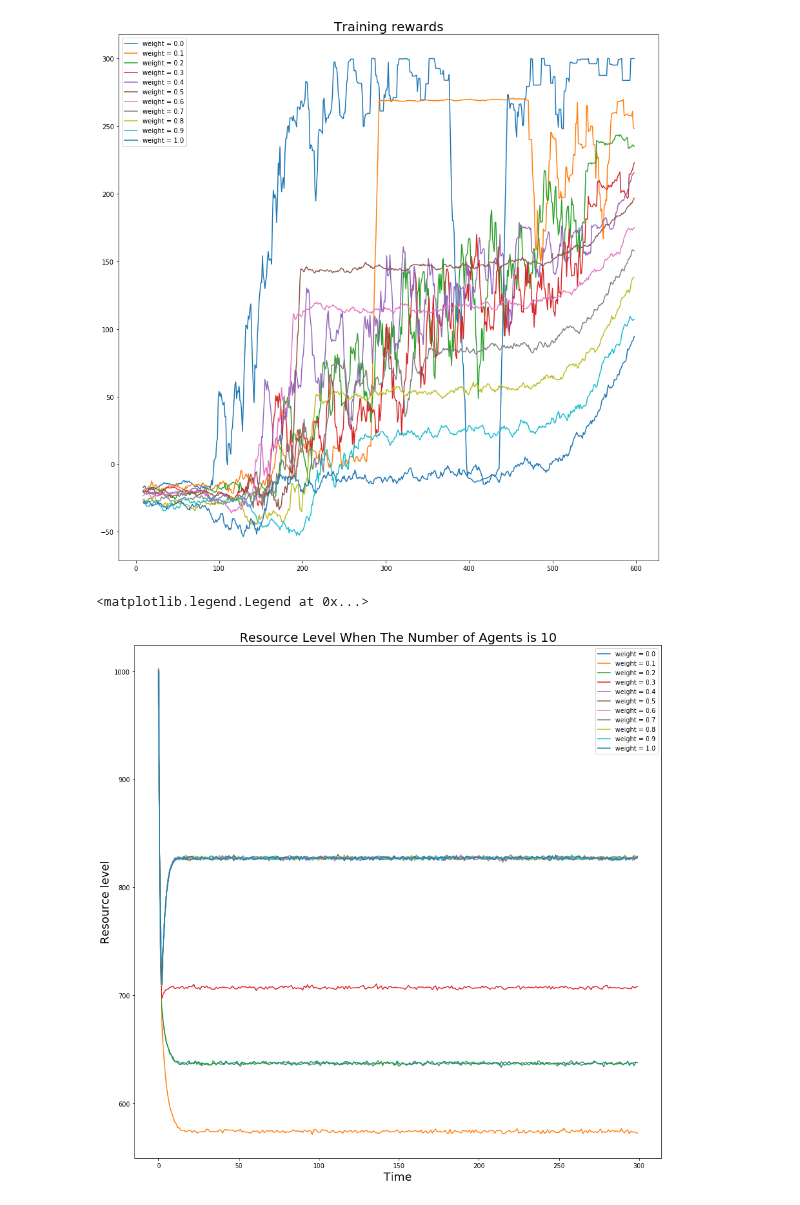
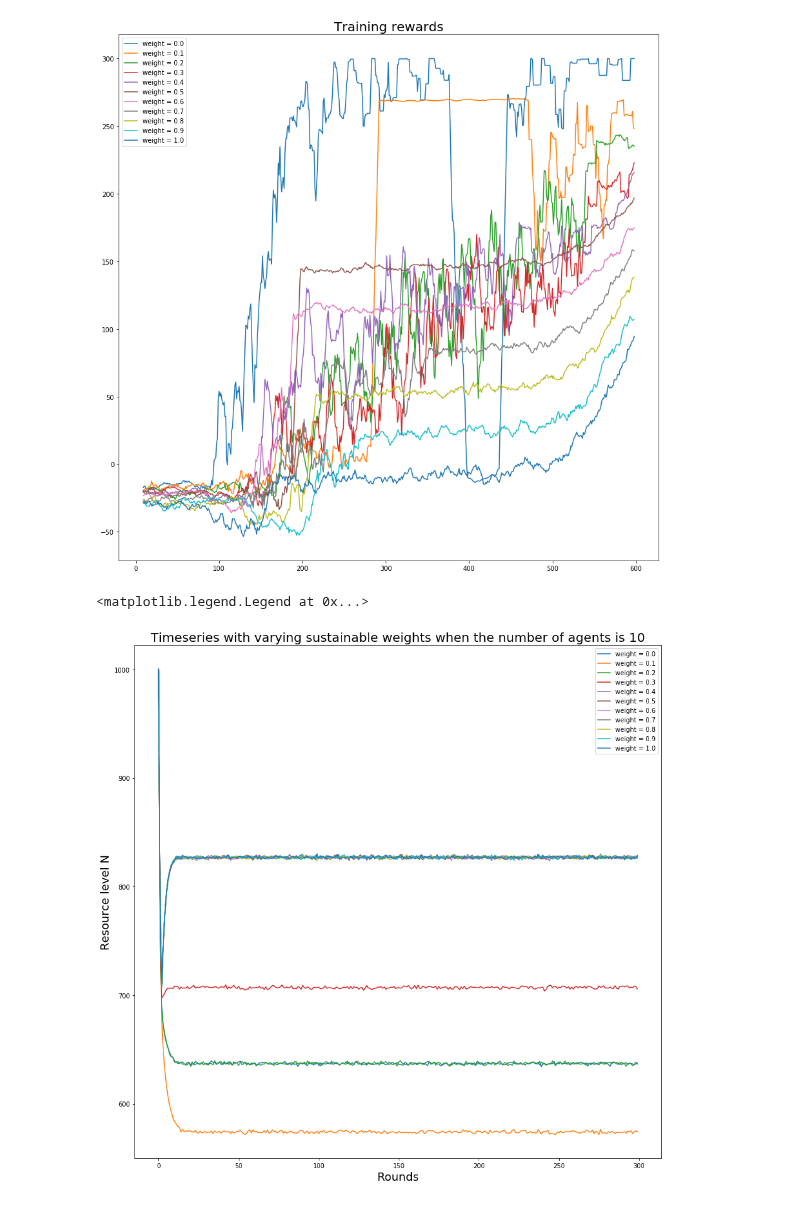
Before and after one commit to zhouker94/Multi-Agent-DRL, a Jupyter notebook: analysis.ipynb, the cells around one changed output. Drawn from its saved outputs; the diff is of its cells as text; code cells hidden in the pictures.

```diff
--- a/analysis.ipynb
+++ b/analysis.ipynb
@@ -35,26 +49,26 @@ plt.legend(legends)
 # %%
 log_dir = "log/agent_model/"
 model_list = sorted(os.listdir(log_dir))
 fig = plt.figure(num=None, figsize=(15, 15))
 
 legends = []
 for dir_name in model_list:
     if dir_name.split('_')[2] == '10':
         file_name = log_dir + dir_name + '/' + 'test_resource_level.txt'
         df = pd.read_csv(file_name, header=None)
         noise = np.random.normal(0, 1, df.shape)
         df += noise
         df.columns = ["r"]
         plt.plot(df)
         legends.append('weight = ' + dir_name.split('_')[1])
 
-plt.title("Resource Level When The Number of Agents is 10", fontsize=20)
-plt.ylabel('Resource level', fontsize=18)
-plt.xlabel('Time', fontsize=18)
+plt.title("Timeseries with varying sustainable weights when the number of agents is 10", fontsize=20)
+plt.ylabel('Resource level N', fontsize=18)
+plt.xlabel('Rounds', fontsize=18)
 plt.legend(legends)
 # %% [output]
 <matplotlib.legend.Legend at 0x...>
-[figure, old version]
+[figure, new version]
 # %%
 log_dir = "log/agent_model/"
 model_list = sorted(os.listdir(log_dir))
```
Also changed, not shown: parts of 3 cells of this notebook.
